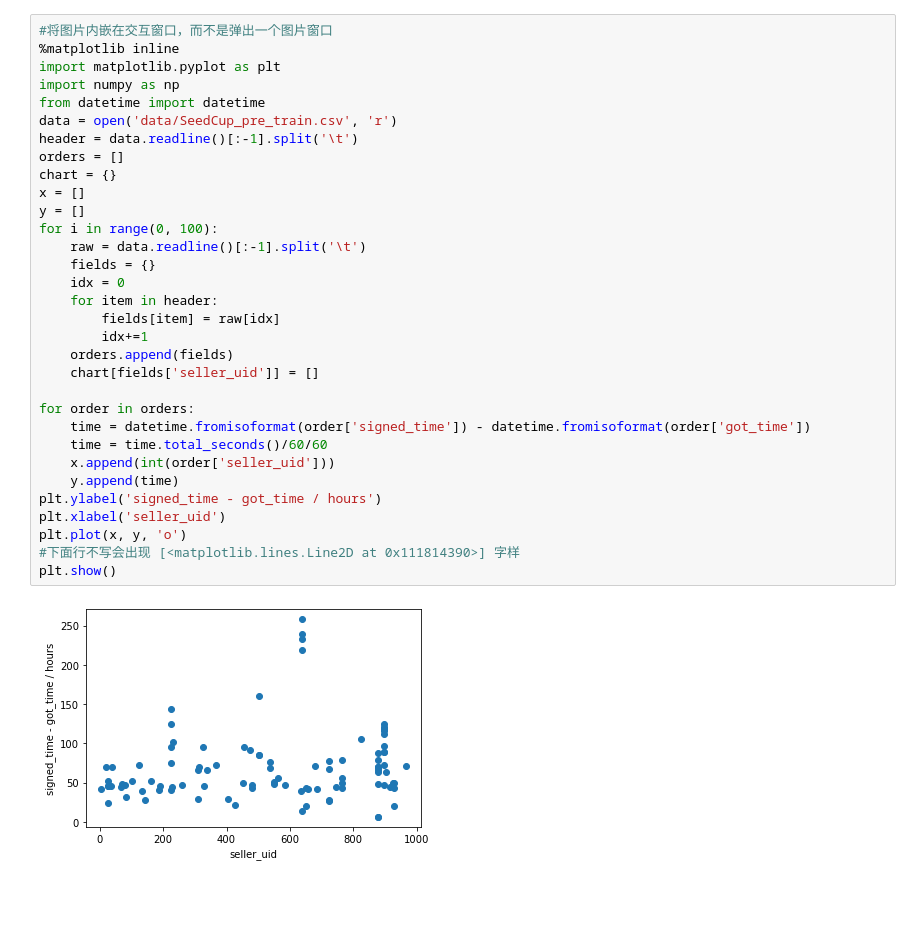
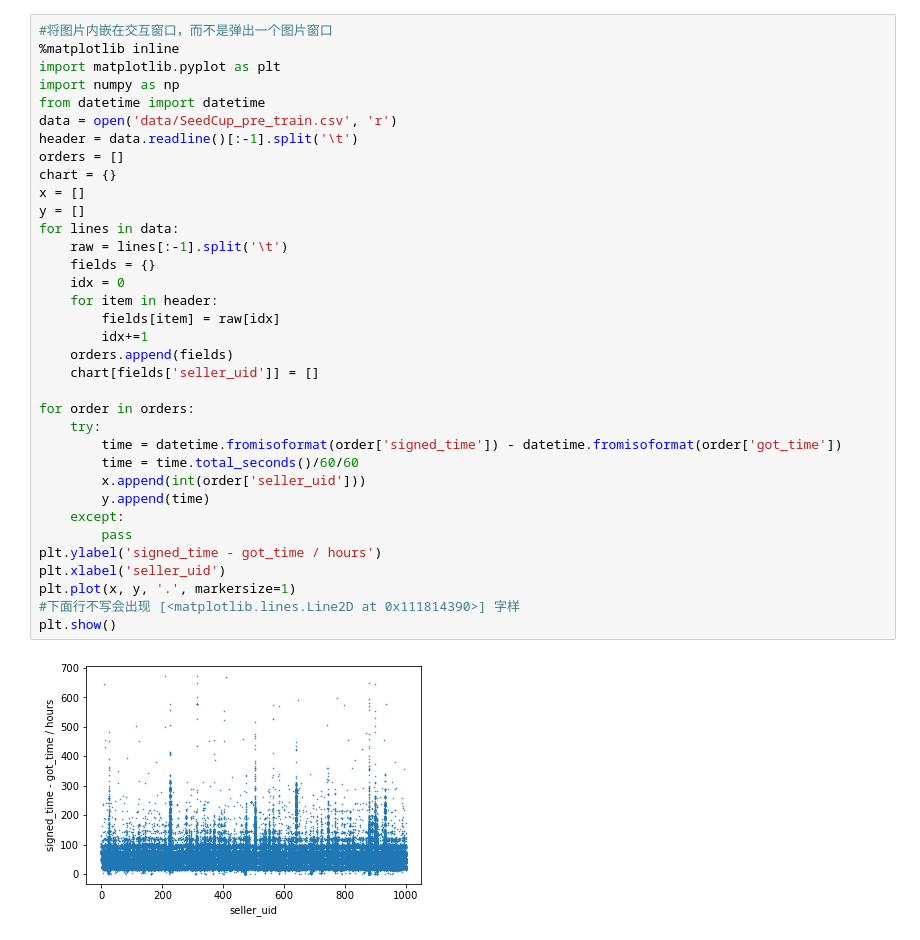
Before and after one commit to jjikkollp/fishai, a Jupyter notebook: plot.ipynb, the cells around one changed output. Drawn from its saved outputs; the diff is of its cells as text; blank space fills up the shorter version.

```diff
--- a/plot.ipynb
+++ b/plot.ipynb
@@ -1,34 +1,37 @@
 # %%
 #将图片内嵌在交互窗口，而不是弹出一个图片窗口
 %matplotlib inline
 import matplotlib.pyplot as plt
 import numpy as np
 from datetime import datetime
 data = open('data/SeedCup_pre_train.csv', 'r')
 header = data.readline()[:-1].split('\t')
 orders = []
 chart = {}
 x = []
 y = []
-for i in range(0, 100):
-    raw = data.readline()[:-1].split('\t')
+for lines in data:
+    raw = lines[:-1].split('\t')
     fields = {}
     idx = 0
     for item in header:
         fields[item] = raw[idx]
         idx+=1
     orders.append(fields)
     chart[fields['seller_uid']] = []
 
 for order in orders:
-    time = datetime.fromisoformat(order['signed_time']) - datetime.fromisoformat(order['got_time'])
-    time = time.total_seconds()/60/60
-    x.append(int(order['seller_uid']))
-    y.append(time)
+    try:
+        time = datetime.fromisoformat(order['signed_time']) - datetime.fromisoformat(order['got_time'])
+        time = time.total_seconds()/60/60
+        x.append(int(order['seller_uid']))
+        y.append(time)
+    except:
+        pass
 plt.ylabel('signed_time - got_time / hours')
 plt.xlabel('seller_uid')
-plt.plot(x, y, 'o')
+plt.plot(x, y, '.', markersize=1)
 #下面行不写会出现 [<matplotlib.lines.Line2D at 0x111814390>] 字样
 plt.show()
 # %% [output]
-[figure, old version]
+[figure, new version]
```
